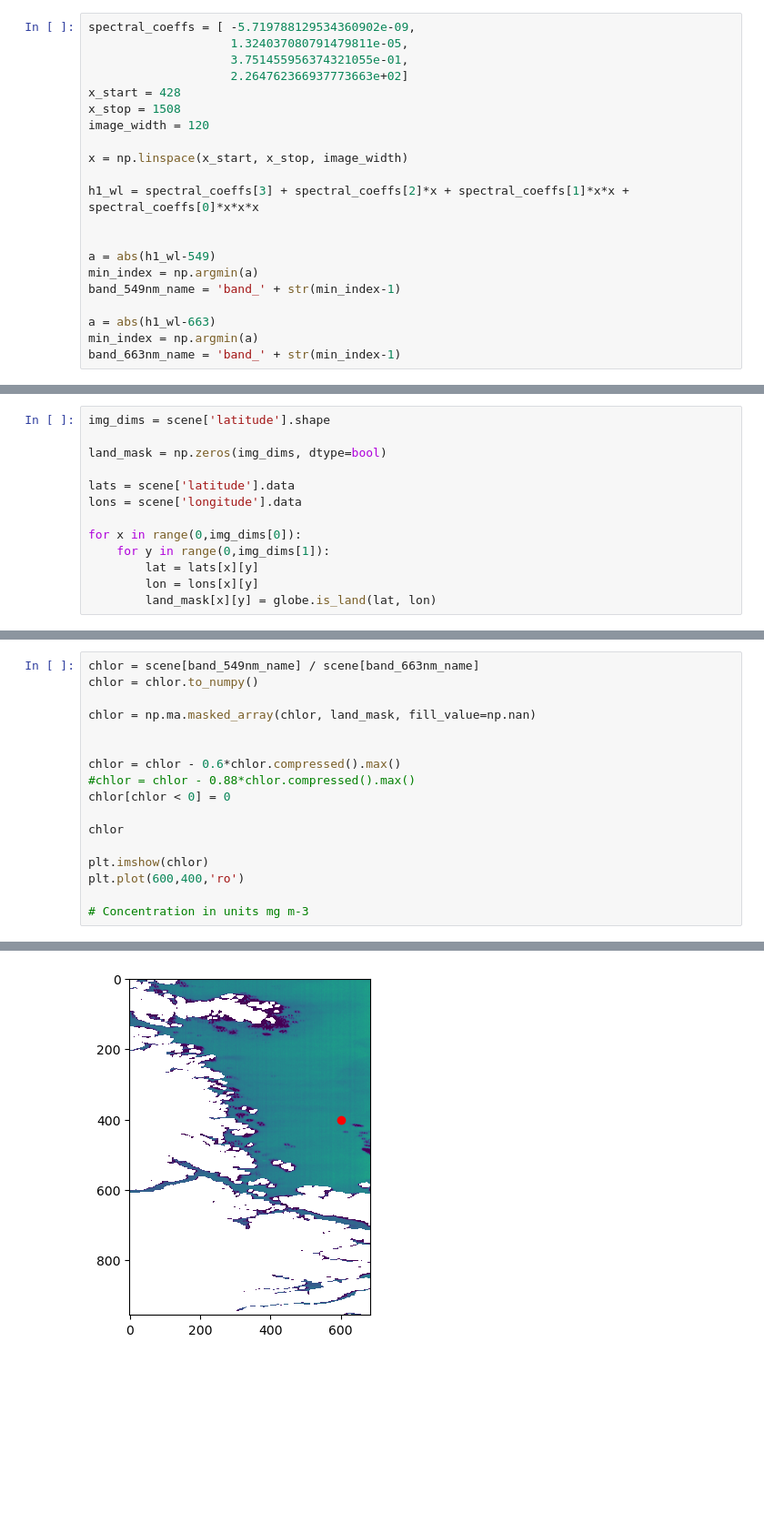
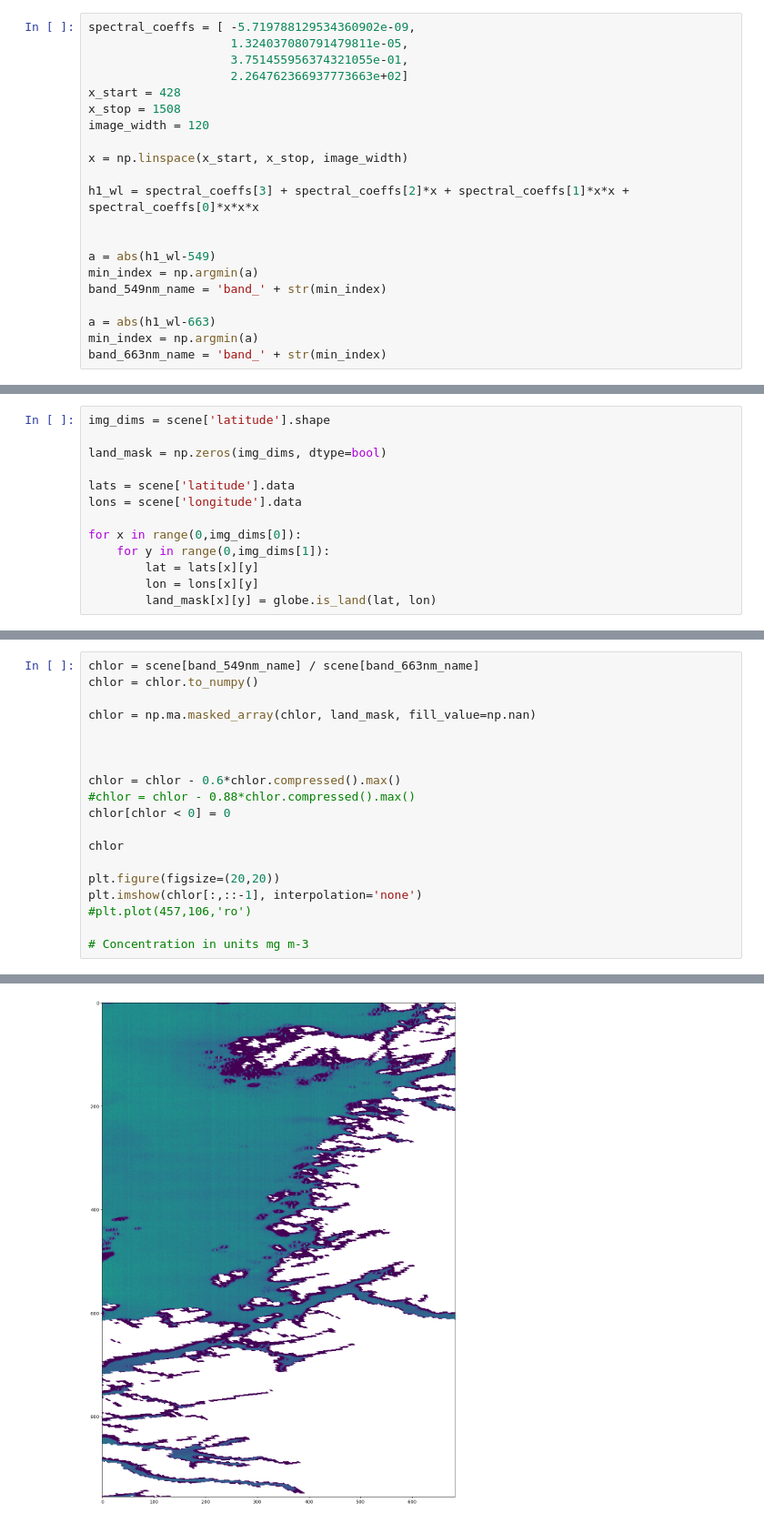
Before and after one commit to NTNU-SmallSat-Lab/hypso-satpy, a Jupyter notebook: frohavet_2024/processing.ipynb, the cells around one changed output, grey strips where cells are left out. Shown at 91% size. Drawn from its saved outputs; the diff is of its cells as text; blank space fills up the shorter version.

```diff
--- a/frohavet_2024/processing.ipynb
+++ b/frohavet_2024/processing.ipynb
@@ -134,11 +136,11 @@ h1_wl = spectral_coeffs[3] + spectral_coeffs[2]*x + spectral_coeffs[1]*x*x + spe
 
 a = abs(h1_wl-549)
 min_index = np.argmin(a)
-band_549nm_name = 'band_' + str(min_index-1)
+band_549nm_name = 'band_' + str(min_index)
 
 a = abs(h1_wl-663)
 min_index = np.argmin(a)
-band_663nm_name = 'band_' + str(min_index-1)
+band_663nm_name = 'band_' + str(min_index)
 # %%
 print(band_549nm_name)
 print(scene['band_45'].wavelength) # This does not match?
@@ -168,6 +173,7 @@ chlor = scene[band_549nm_name] / scene[band_663nm_name]
 chlor = chlor.to_numpy()
 
 chlor = np.ma.masked_array(chlor, land_mask, fill_value=np.nan)
+
 
 
 chlor = chlor - 0.6*chlor.compressed().max()
@@ -176,8 +182,9 @@ chlor[chlor < 0] = 0
 
 chlor
 
-plt.imshow(chlor)
-plt.plot(600,400,'ro')
+plt.figure(figsize=(20,20))
+plt.imshow(chlor[:,::-1], interpolation='none')
+#plt.plot(457,106,'ro')
 
 # Concentration in units mg m-3
 # %% [output]
@@ -185 +192 @@ plt.plot(600,400,'ro')
-[figure, old version]
+[figure, new version]
```
Also changed, not shown: parts of 15 cells of this notebook, 1 other file.
